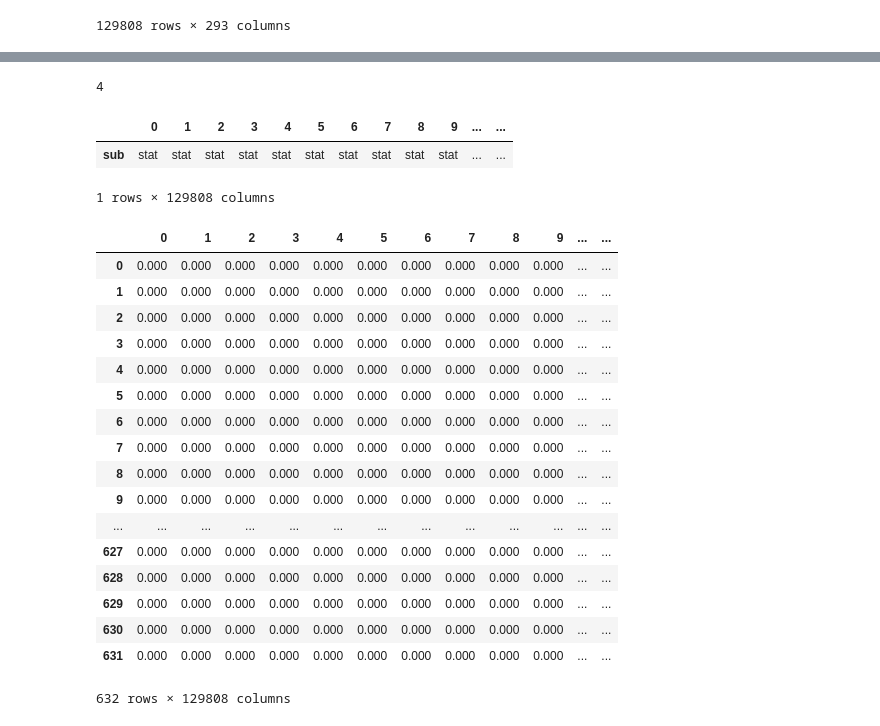
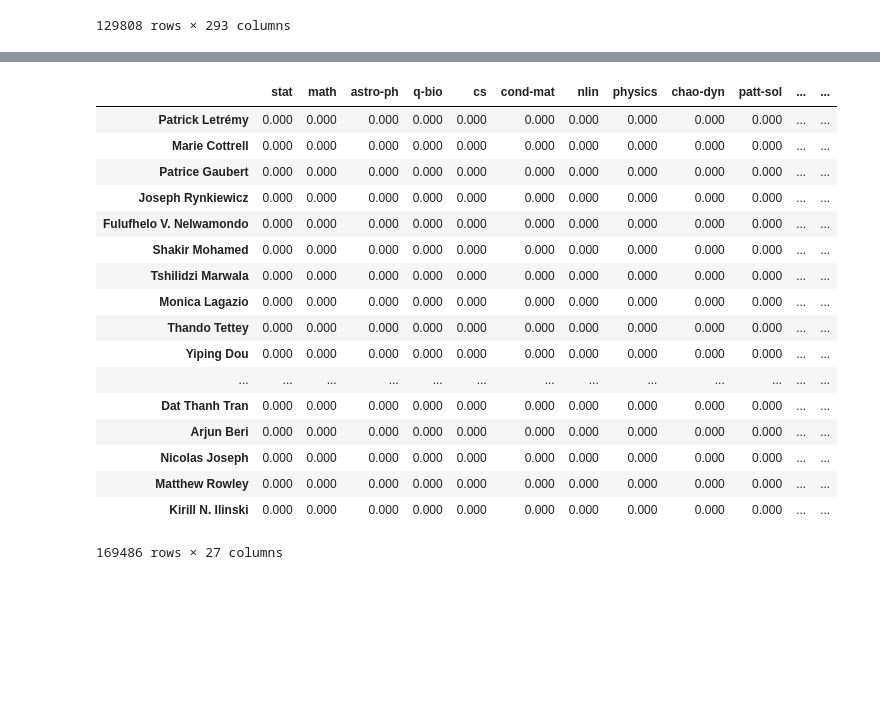
Before and after one commit to tunguyen17/arxiv_Web_scraping, a Jupyter notebook: Romero_P1.ipynb, the cells around one changed output, grey strips where cells are left out. Cells and saved outputs as stored; diff of their text form; code cells hidden in the pictures; blank space fills up the shorter version.

```diff
--- a/Romero_P1.ipynb
+++ b/Romero_P1.ipynb
@@ -28,0 +43,3 @@ data_au.head();
+# %%
+authors = data_au.stack(dropna=True).unique()
+authors.shape
@@ -64,4 +65,0 @@ auth_df2
-# %%
-len(test)
-# %% [output]
-4
@@ -68,31 +68,27 @@ len(test)
 # %%
-data_f = df.iloc[:,292] #291 for sub 292 for sub
-data_ft = pd.DataFrame(data_f).T
-data_ft
+data_f = df.iloc[:,292].unique() #291 for sub 292 for sub
+# data_ft = pd.DataFrame(data_f).drop_duplicates().T
+# data_ft #This is a 1x129808 matrix of all the subjects associated with the papers
-# %% [output]
-|  | 0 | 1 | 2 | 3 | 4 | 5 | 6 | 7 | 8 | 9 | ... | ... |
-| sub | stat | stat | stat | stat | stat | stat | stat | stat | stat | stat | ... | ... |
-1 rows × 129808 columns
-# %%
-Credit = np.zeros((632,129808))
-Credit_mat  = pd.DataFrame(Credit)
-Credit_mat
-# %% [output]
-|  | 0 | 1 | 2 | 3 | 4 | 5 | 6 | 7 | 8 | 9 | ... | ... |
-| 0 | 0.000 | 0.000 | 0.000 | 0.000 | 0.000 | 0.000 | 0.000 | 0.000 | 0.000 | 0.000 | ... | ... |
-| 1 | 0.000 | 0.000 | 0.000 | 0.000 | 0.000 | 0.000 | 0.000 | 0.000 | 0.000 | 0.000 | ... | ... |
-| 2 | 0.000 | 0.000 | 0.000 | 0.000 | 0.000 | 0.000 | 0.000 | 0.000 | 0.000 | 0.000 | ... | ... |
-| 3 | 0.000 | 0.000 | 0.000 | 0.000 | 0.000 | 0.000 | 0.000 | 0.000 | 0.000 | 0.000 | ... | ... |
-| 4 | 0.000 | 0.000 | 0.000 | 0.000 | 0.000 | 0.000 | 0.000 | 0.000 | 0.000 | 0.000 | ... | ... |
-| 5 | 0.000 | 0.000 | 0.000 | 0.000 | 0.000 | 0.000 | 0.000 | 0.000 | 0.000 | 0.000 | ... | ... |
-| 6 | 0.000 | 0.000 | 0.000 | 0.000 | 0.000 | 0.000 | 0.000 | 0.000 | 0.000 | 0.000 | ... | ... |
-| 7 | 0.000 | 0.000 | 0.000 | 0.000 | 0.000 | 0.000 | 0.000 | 0.000 | 0.000 | 0.000 | ... | ... |
-| 8 | 0.000 | 0.000 | 0.000 | 0.000 | 0.000 | 0.000 | 0.000 | 0.000 | 0.000 | 0.000 | ... | ... |
-| 9 | 0.000 | 0.000 | 0.000 | 0.000 | 0.000 | 0.000 | 0.000 | 0.000 | 0.000 | 0.000 | ... | ... |
-| ... | ... | ... | ... | ... | ... | ... | ... | ... | ... | ... | ... | ... |
-| 627 | 0.000 | 0.000 | 0.000 | 0.000 | 0.000 | 0.000 | 0.000 | 0.000 | 0.000 | 0.000 | ... | ... |
-| 628 | 0.000 | 0.000 | 0.000 | 0.000 | 0.000 | 0.000 | 0.000 | 0.000 | 0.000 | 0.000 | ... | ... |
-| 629 | 0.000 | 0.000 | 0.000 | 0.000 | 0.000 | 0.000 | 0.000 | 0.000 | 0.000 | 0.000 | ... | ... |
-| 630 | 0.000 | 0.000 | 0.000 | 0.000 | 0.000 | 0.000 | 0.000 | 0.000 | 0.000 | 0.000 | ... | ... |
-| 631 | 0.000 | 0.000 | 0.000 | 0.000 | 0.000 | 0.000 | 0.000 | 0.000 | 0.000 | 0.000 | ... | ... |
-632 rows × 129808 columns
+# %%
+# Credit = np.zeros((129486,27))
+Credit_mat  = pd.DataFrame(0.0,index=authors,columns=data_f)
+Credit_mat #This is a dataframe matrix of size author x fields filled with zeros
+# %% [output]
+|  | stat | math | astro-ph | q-bio | cs | cond-mat | nlin | physics | chao-dyn | patt-sol | ... | ... |
+| Patrick Letrémy | 0.000 | 0.000 | 0.000 | 0.000 | 0.000 | 0.000 | 0.000 | 0.000 | 0.000 | 0.000 | ... | ... |
+| Marie Cottrell | 0.000 | 0.000 | 0.000 | 0.000 | 0.000 | 0.000 | 0.000 | 0.000 | 0.000 | 0.000 | ... | ... |
+| Patrice Gaubert | 0.000 | 0.000 | 0.000 | 0.000 | 0.000 | 0.000 | 0.000 | 0.000 | 0.000 | 0.000 | ... | ... |
+| Joseph Rynkiewicz | 0.000 | 0.000 | 0.000 | 0.000 | 0.000 | 0.000 | 0.000 | 0.000 | 0.000 | 0.000 | ... | ... |
+| Fulufhelo V. Nelwamondo | 0.000 | 0.000 | 0.000 | 0.000 | 0.000 | 0.000 | 0.000 | 0.000 | 0.000 | 0.000 | ... | ... |
+| Shakir Mohamed | 0.000 | 0.000 | 0.000 | 0.000 | 0.000 | 0.000 | 0.000 | 0.000 | 0.000 | 0.000 | ... | ... |
+| Tshilidzi Marwala | 0.000 | 0.000 | 0.000 | 0.000 | 0.000 | 0.000 | 0.000 | 0.000 | 0.000 | 0.000 | ... | ... |
+| Monica Lagazio | 0.000 | 0.000 | 0.000 | 0.000 | 0.000 | 0.000 | 0.000 | 0.000 | 0.000 | 0.000 | ... | ... |
+| Thando Tettey | 0.000 | 0.000 | 0.000 | 0.000 | 0.000 | 0.000 | 0.000 | 0.000 | 0.000 | 0.000 | ... | ... |
+| Yiping Dou | 0.000 | 0.000 | 0.000 | 0.000 | 0.000 | 0.000 | 0.000 | 0.000 | 0.000 | 0.000 | ... | ... |
+| ... | ... | ... | ... | ... | ... | ... | ... | ... | ... | ... | ... | ... |
+| Dat Thanh Tran | 0.000 | 0.000 | 0.000 | 0.000 | 0.000 | 0.000 | 0.000 | 0.000 | 0.000 | 0.000 | ... | ... |
+| Arjun Beri | 0.000 | 0.000 | 0.000 | 0.000 | 0.000 | 0.000 | 0.000 | 0.000 | 0.000 | 0.000 | ... | ... |
+| Nicolas Joseph | 0.000 | 0.000 | 0.000 | 0.000 | 0.000 | 0.000 | 0.000 | 0.000 | 0.000 | 0.000 | ... | ... |
+| Matthew Rowley | 0.000 | 0.000 | 0.000 | 0.000 | 0.000 | 0.000 | 0.000 | 0.000 | 0.000 | 0.000 | ... | ... |
+| Kirill N. Ilinski | 0.000 | 0.000 | 0.000 | 0.000 | 0.000 | 0.000 | 0.000 | 0.000 | 0.000 | 0.000 | ... | ... |
+169486 rows × 27 columns
```
Also changed, not shown: parts of 8 cells of this notebook.
